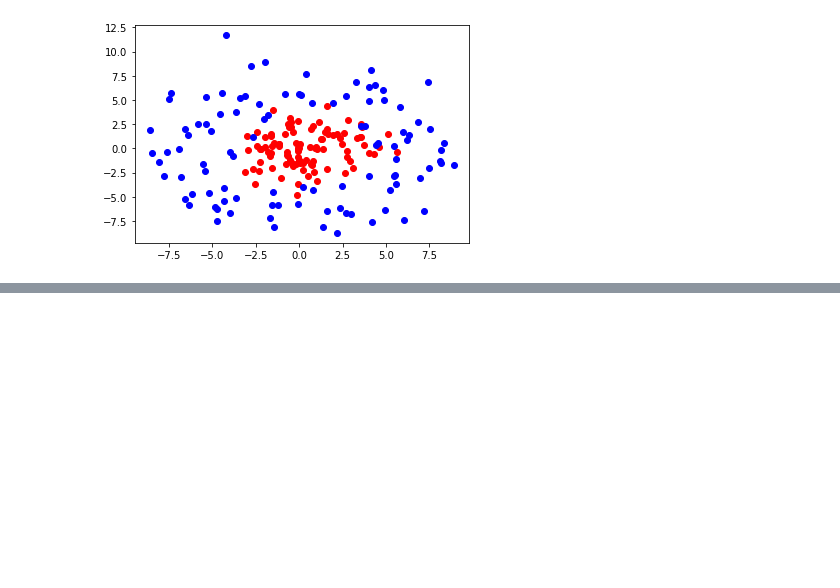
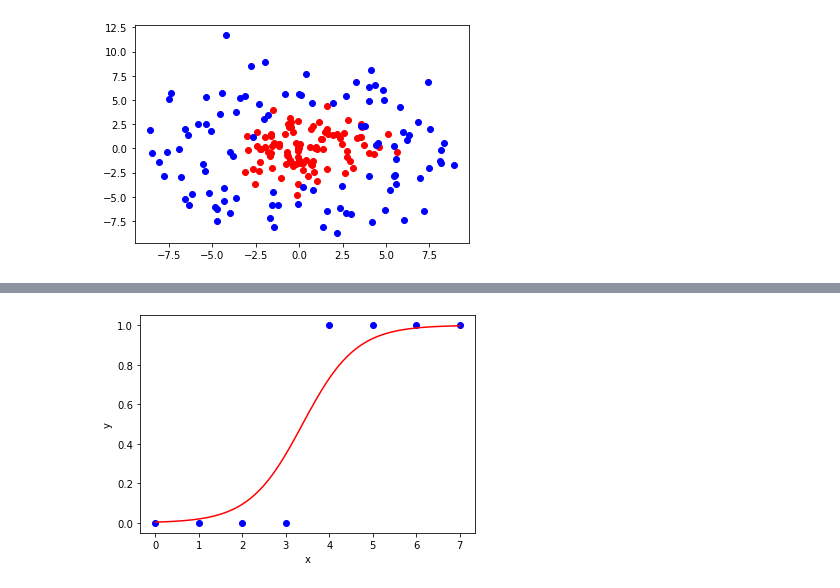
Before and after one commit to Akhilendra01/Machine-Learning-Labs, a Jupyter notebook: 3/1.ipynb, the cells around one changed output, grey strips where cells are left out. Cells and saved outputs as stored; diff of their text form; code cells hidden in the pictures; blank space fills up the shorter version.

```diff
--- a/3/1.ipynb
+++ b/3/1.ipynb
@@ -42,0 +63,29 @@ plt.plot()
+# %%
+class LogisticRegression:
+    def __init__(self, eta, iter, weights, bias):
+        self.eta=eta
+        self.iter=iter
+        self.bias=bias
+        self.weights=weights
+
+    def sigmoid(self, z):
+        return 1/(1+np.e**-z)
+
+    def fit(self, x, y):
+        n_sample, n_feat=x.shape
+        self.weights=np.zeros(n_feat)
+
+        for _ in range(self.iter):
+            z=np.dot(x, self.weights)+self.bias
+            y_pred=self.sigmoid(z)
+
+            dw=(1/n_sample)*np.dot(x.T, y_pred-y)
+            db=(1/n_feat)*np.sum(y_pred-y)
+
+            self.weights-=self.eta*dw
+            self.bias-=self.eta*db
+
+    def predict(self, x):
+        z=np.dot(x, self.weights)+self.bias
+        y_pred=self.sigmoid(z)
+        return np.array([1 if p > 0.5 else 0 for p in y_pred])
@@ -42,0 +102,10 @@ plt.plot()
+# %%
+plt.scatter(x, y, color="blue")
+plt.xlabel('x')
+plt.ylabel('y')
+px = np.linspace(np.min(x), np.max(x), 100).reshape(-1, 1)
+py=np.dot(px, reg.weights)+reg.bias
+plt.plot(px, reg.sigmoid(py), color="red")
+plt.show()
+# %% [output]
+[figure, added]
```
Also changed, not shown: parts of 6 cells of this notebook.
